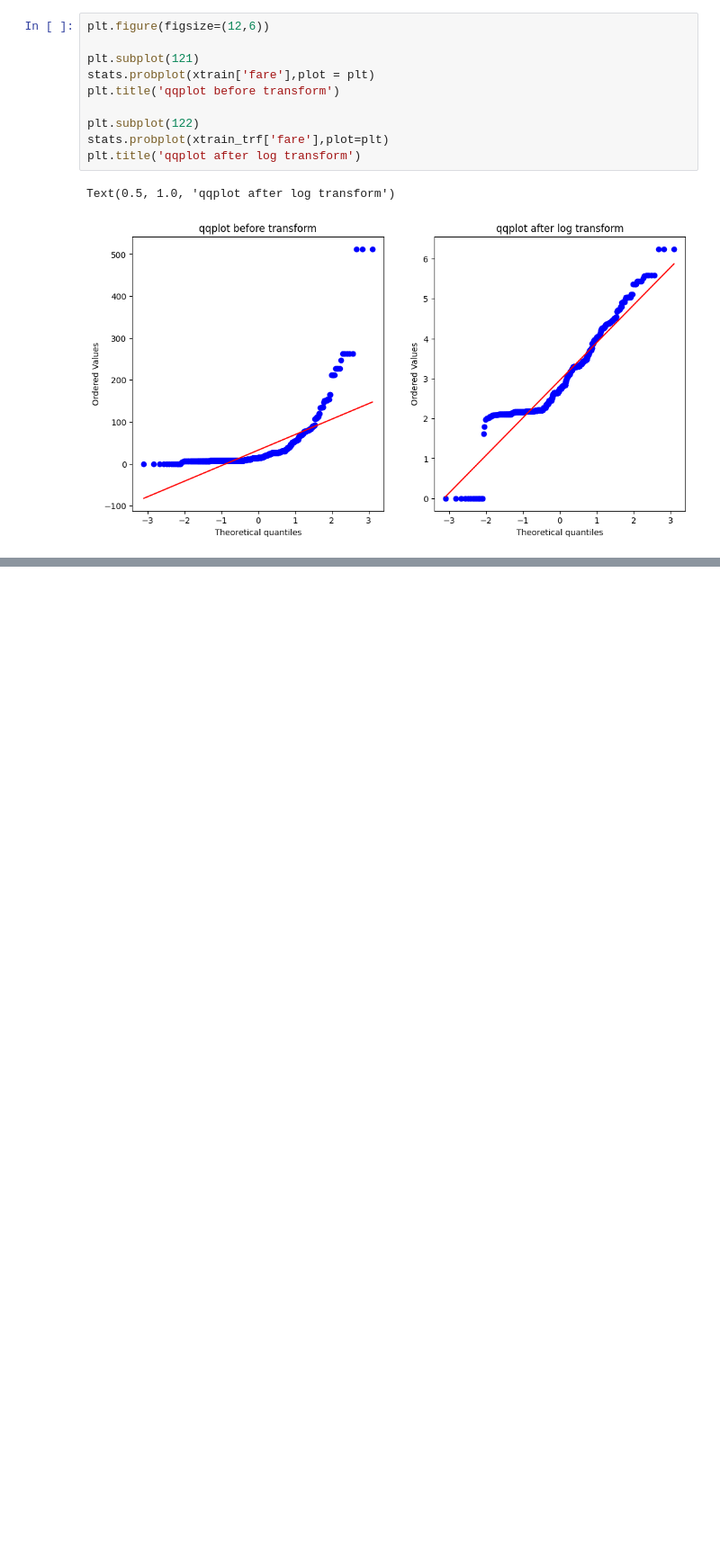
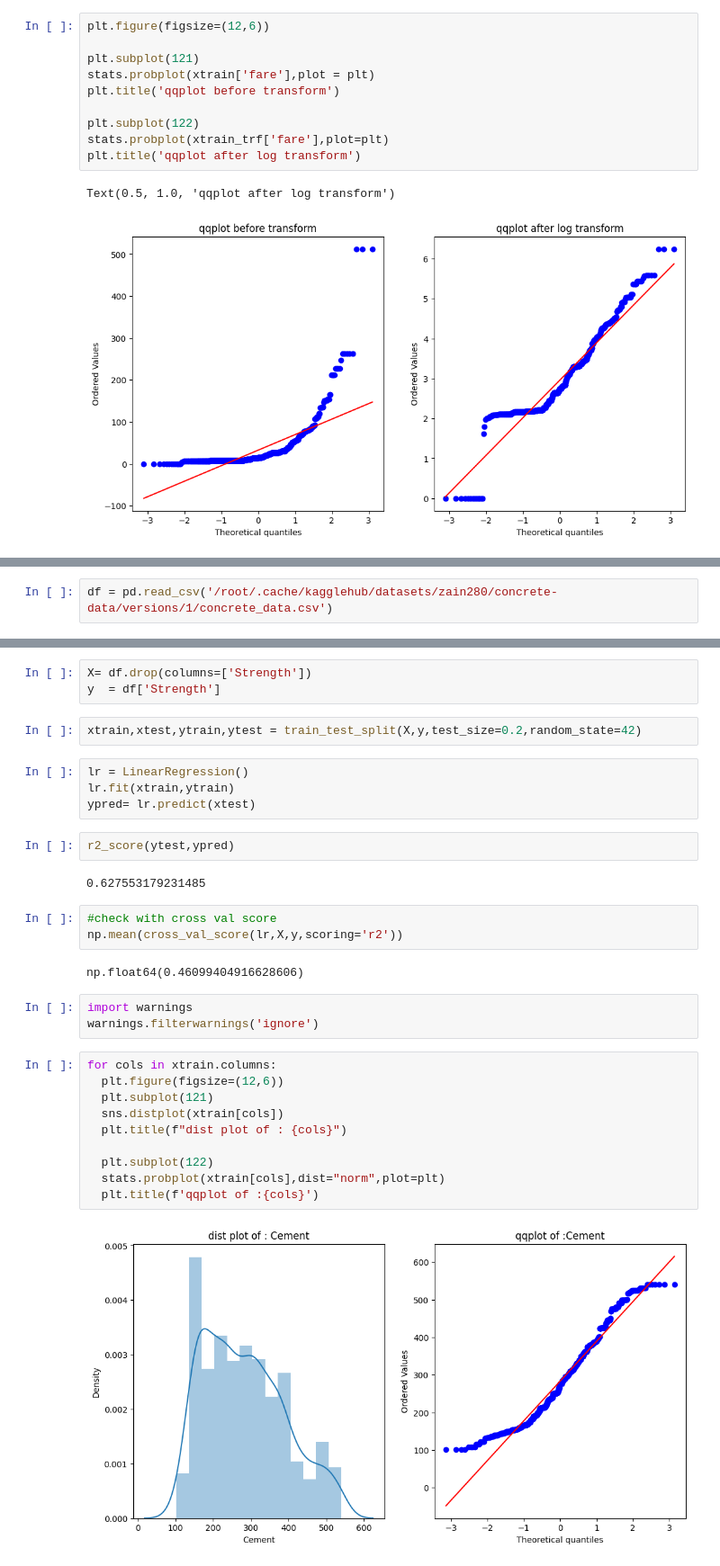
Before and after one commit to arsingla786/MLFromScratch, a Jupyter notebook: 10Function_Tranformers.ipynb, the cells around one changed output, grey strips where cells are left out. Shown at 90% size. Cells and saved outputs as stored; diff of their text form; blank space fills up the shorter version.

```diff
--- a/10Function_Tranformers.ipynb
+++ b/10Function_Tranformers.ipynb
@@ -205,0 +230,2 @@ Text(0.5, 1.0, 'qqplot after log transform')
+# %%
+df = pd.read_csv('/root/.cache/kagglehub/datasets/zain280/concrete-data/versions/1/concrete_data.csv')
@@ -205,0 +255,33 @@ Text(0.5, 1.0, 'qqplot after log transform')
+# %%
+X= df.drop(columns=['Strength'])
+y  = df['Strength']
+# %%
+xtrain,xtest,ytrain,ytest = train_test_split(X,y,test_size=0.2,random_state=42)
+# %%
+lr = LinearRegression()
+lr.fit(xtrain,ytrain)
+ypred= lr.predict(xtest)
+# %%
+r2_score(ytest,ypred)
+# %% [output]
+0.627553179231485
+# %%
+#check with cross val score
+np.mean(cross_val_score(lr,X,y,scoring='r2'))
+# %% [output]
+np.float64(0.46099404916628606)
+# %%
+import warnings
+warnings.filterwarnings('ignore')
+# %%
+for cols in xtrain.columns:
+  plt.figure(figsize=(12,6))
+  plt.subplot(121)
+  sns.distplot(xtrain[cols])
+  plt.title(f"dist plot of : {cols}")
+
+  plt.subplot(122)
+  stats.probplot(xtrain[cols],dist="norm",plot=plt)
+  plt.title(f'qqplot of :{cols}')
+# %% [output]
+[figure, added]
```
Also changed, not shown: parts of 14 cells of this notebook.
